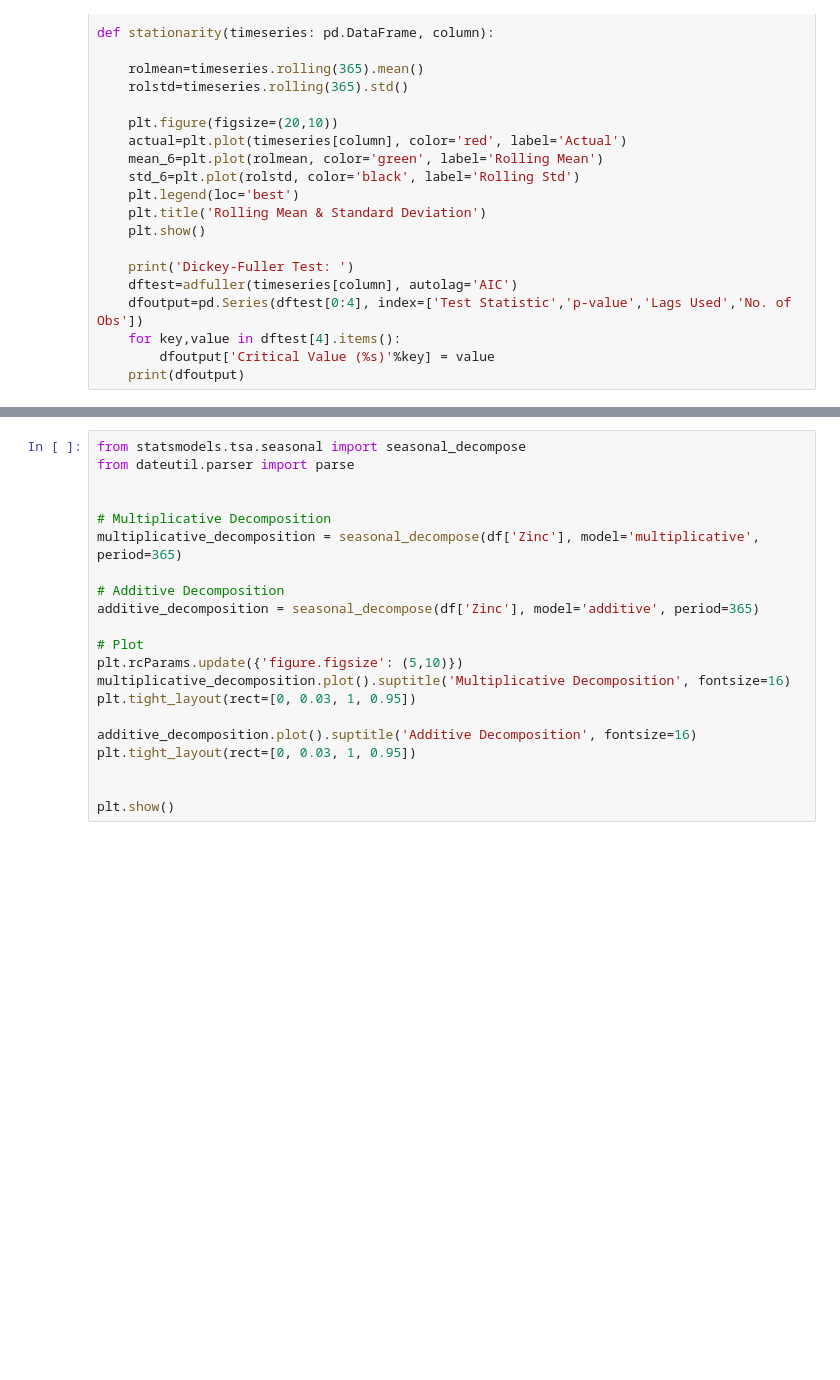
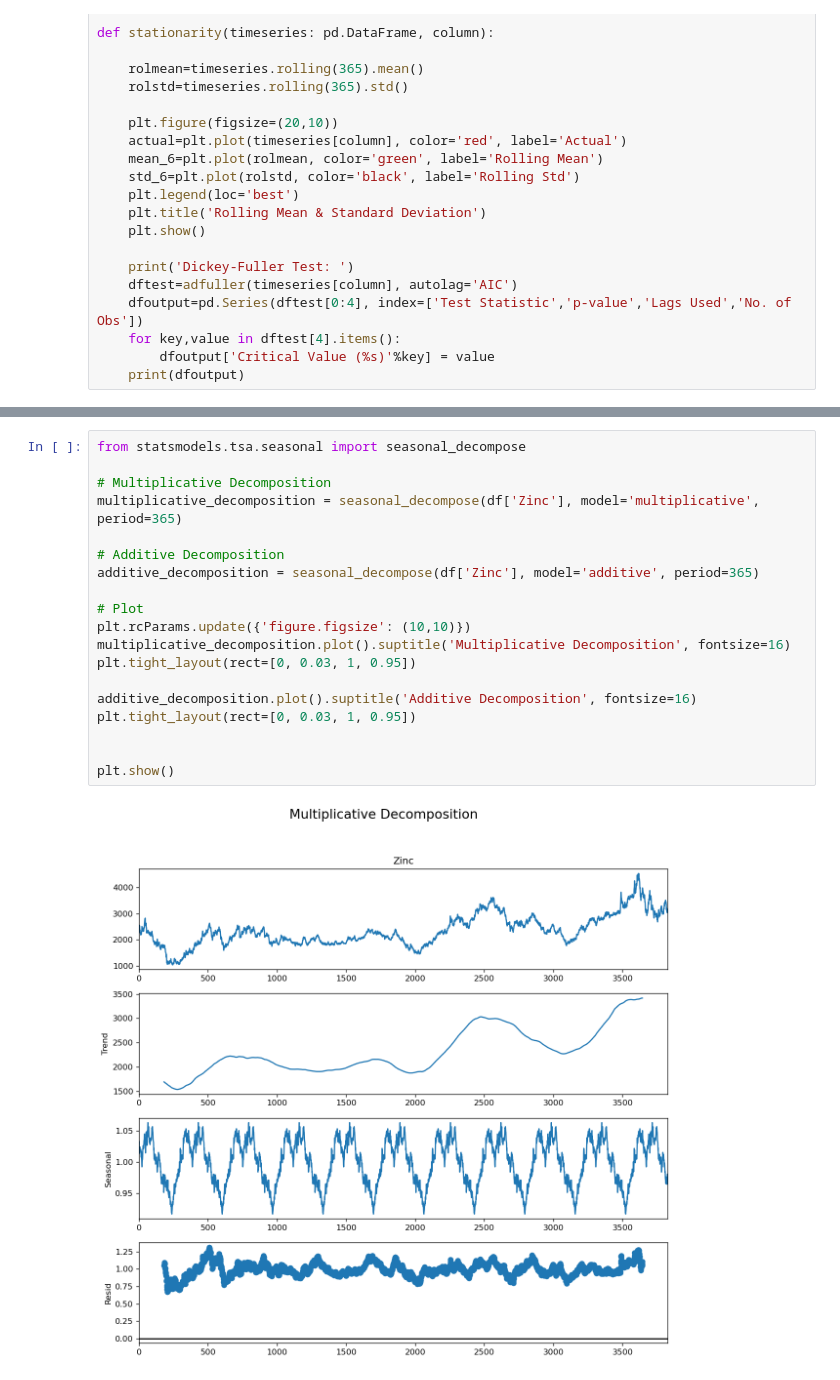
Before and after one commit to bilge-akar/zinc-prices, a Jupyter notebook: zinc_ipynb.ipynb, the cells around one changed output, grey strips where cells are left out. Saved outputs shown, nothing was run; the diff lists cells and outputs as text; blank space fills up the shorter version.

```diff
--- a/zinc_ipynb.ipynb
+++ b/zinc_ipynb.ipynb
@@ -127,21 +188,21 @@ plt.show()
 # %%
 from statsmodels.tsa.seasonal import seasonal_decompose
-from dateutil.parser import parse
-
 
 # Multiplicative Decomposition
 multiplicative_decomposition = seasonal_decompose(df['Zinc'], model='multiplicative', period=365)
 
 # Additive Decomposition
 additive_decomposition = seasonal_decompose(df['Zinc'], model='additive', period=365)
 
 # Plot
-plt.rcParams.update({'figure.figsize': (5,10)})
+plt.rcParams.update({'figure.figsize': (10,10)})
 multiplicative_decomposition.plot().suptitle('Multiplicative Decomposition', fontsize=16)
 plt.tight_layout(rect=[0, 0.03, 1, 0.95])
 
 additive_decomposition.plot().suptitle('Additive Decomposition', fontsize=16)
 plt.tight_layout(rect=[0, 0.03, 1, 0.95])
 
 
 plt.show()
+# %% [output]
+[figure, added]
```
Also changed, not shown: parts of 23 cells of this notebook.
